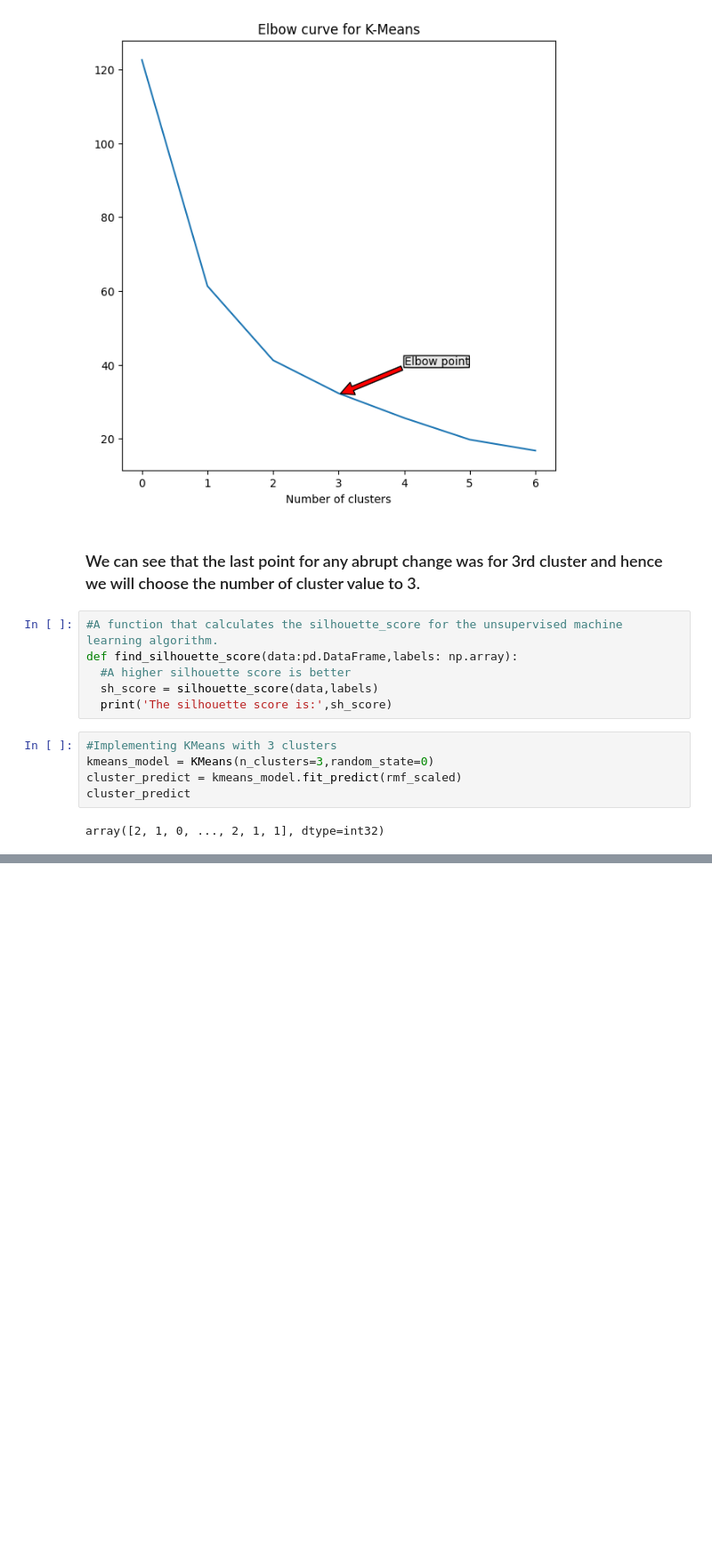
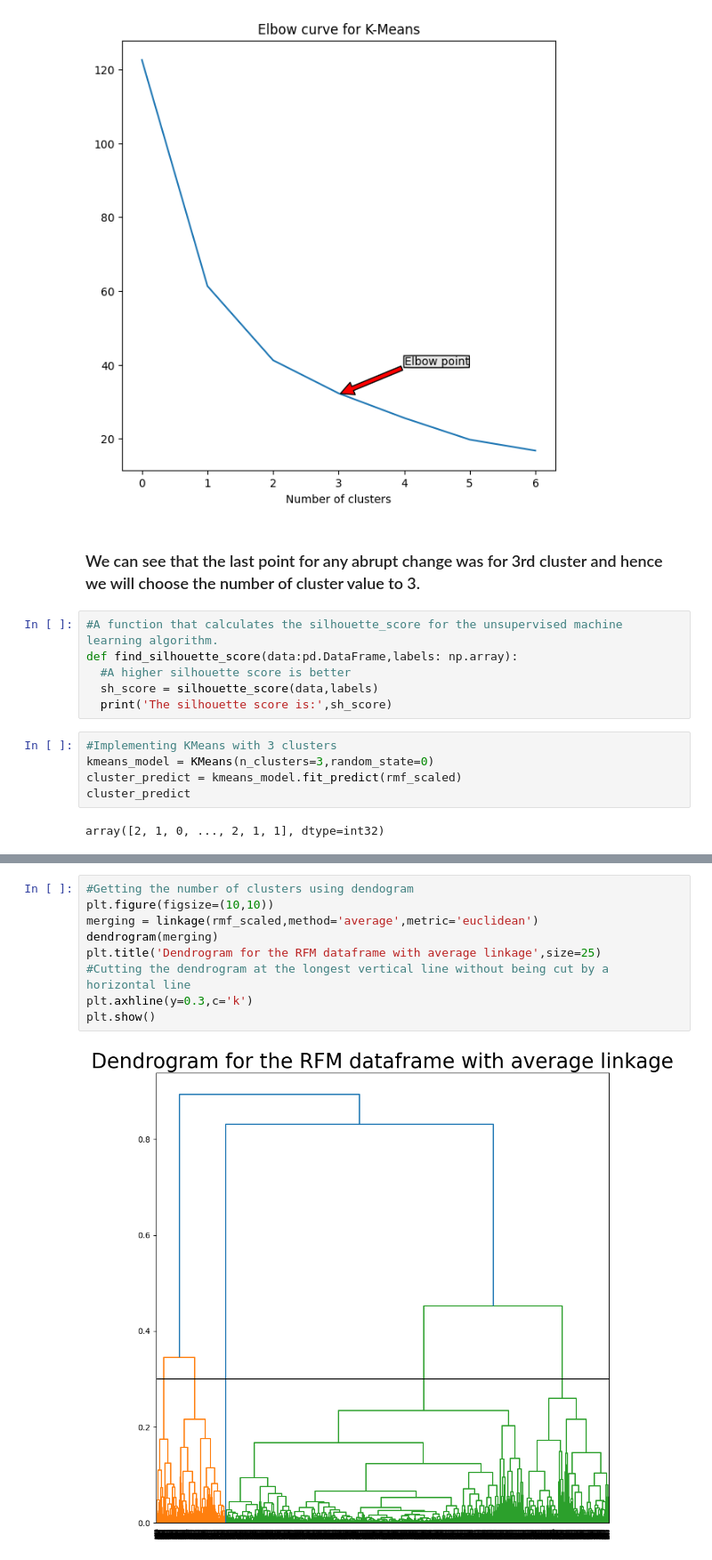
Before and after one commit to vishant750/Online_Retail_Customer_Segmentation, a Jupyter notebook: Online_Retail_Customer_Segmentation.ipynb, the cells around one changed output, grey strips where cells are left out. Shown at 89% size. Saved outputs shown, nothing was run; the diff lists cells and outputs as text; blank space fills up the shorter version.

```diff
--- a/Online_Retail_Customer_Segmentation.ipynb
+++ b/Online_Retail_Customer_Segmentation.ipynb
@@ -702,0 +711,11 @@ The silhouette score is: 0.6483894590482557
+# %%
+#Getting the number of clusters using dendogram
+plt.figure(figsize=(10,10))
+merging = linkage(rmf_scaled,method='average',metric='euclidean')
+dendrogram(merging)
+plt.title('Dendrogram for the RFM dataframe with average linkage',size=25)
+#Cutting the dendrogram at the longest vertical line without being cut by a horizontal line
+plt.axhline(y=0.3,c='k')
+plt.show()
+# %% [output]
+[figure, added]
```
Also changed, not shown: parts of 11 cells of this notebook.
